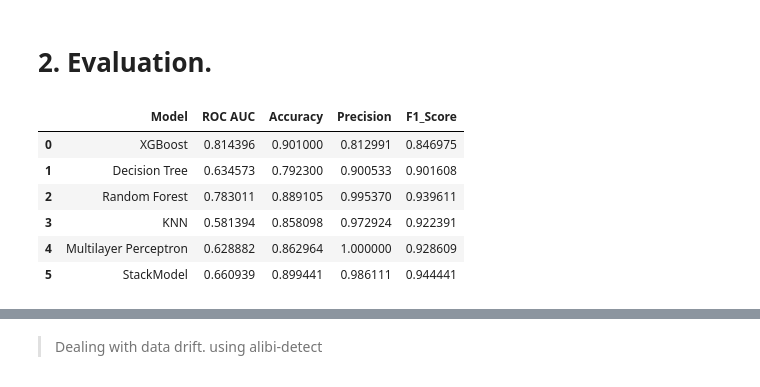
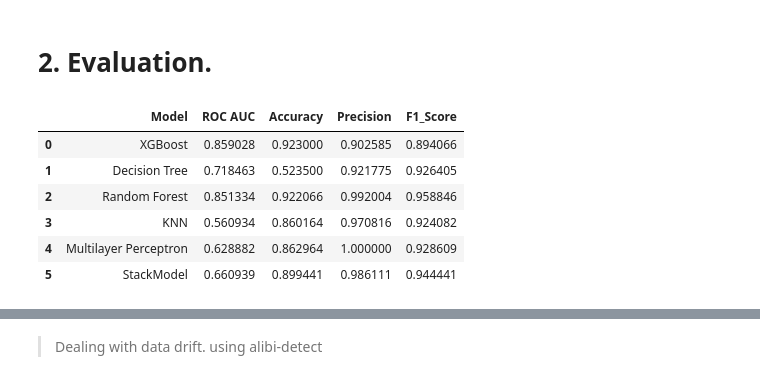
Before and after one commit to RonChits/Default-Probability, a Jupyter notebook: Default_Probability.ipynb, the cells around one changed output, grey strips where cells are left out. Saved outputs shown, nothing was run; the diff lists cells and outputs as text; code cells hidden in the pictures.

```diff
--- a/Default_Probability.ipynb
+++ b/Default_Probability.ipynb
@@ -4157,21 +4136,21 @@ print(table)
 # %%
 data = {
     "Model": ["XGBoost", "Decision Tree", "Random Forest", "KNN", "Multilayer Perceptron","StackModel"],
-    "ROC AUC": [0.814396, 0.634573, 0.783011, 0.581394, 0.628882,0.6609387672343877],
-    "Accuracy": [0.901, 0.7923, 0.889105, 0.858098, 0.862964,0.8994406614785992],
-    "Precision": [0.812991, 0.900533, 0.99537, 0.972924, 1, 0.9861111111111112],
-    "F1_Score": [0.846975, 0.901608, 0.939611, 0.922391, 0.928609,0.9444407121263015,]
+    "ROC AUC": [0.859028, 0.718463, 0.851334, 0.560934, 0.628882, 0.660939],
+    "Accuracy": [0.923, 0.5235, 0.922066, 0.860164,  0.862964,0.899441],
+    "Precision": [0.902585, 0.921775, 0.992004, 0.970816, 1,  0.986111],
+    "F1_Score": [0.894066, 0.926405, 0.958846, 0.924082, 0.928609, 0.944441]
 }
 
 df = pd.DataFrame(data)
 
 df
 # %% [output]
 |  | Model | ROC AUC | Accuracy | Precision | F1_Score |
-| 0 | XGBoost | 0.814396 | 0.901000 | 0.812991 | 0.846975 |
-| 1 | Decision Tree | 0.634573 | 0.792300 | 0.900533 | 0.901608 |
-| 2 | Random Forest | 0.783011 | 0.889105 | 0.995370 | 0.939611 |
-| 3 | KNN | 0.581394 | 0.858098 | 0.972924 | 0.922391 |
+| 0 | XGBoost | 0.859028 | 0.923000 | 0.902585 | 0.894066 |
+| 1 | Decision Tree | 0.718463 | 0.523500 | 0.921775 | 0.926405 |
+| 2 | Random Forest | 0.851334 | 0.922066 | 0.992004 | 0.958846 |
+| 3 | KNN | 0.560934 | 0.860164 | 0.970816 | 0.924082 |
 | 4 | Multilayer Perceptron | 0.628882 | 0.862964 | 1.000000 | 0.928609 |
 | 5 | StackModel | 0.660939 | 0.899441 | 0.986111 | 0.944441 |
 # %% [markdown]
```
Also changed, not shown: parts of 22 cells of this notebook.
